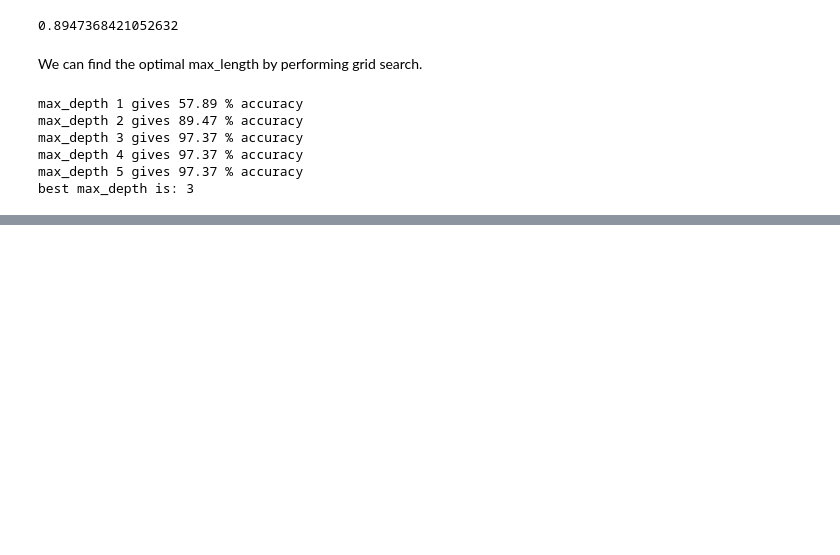
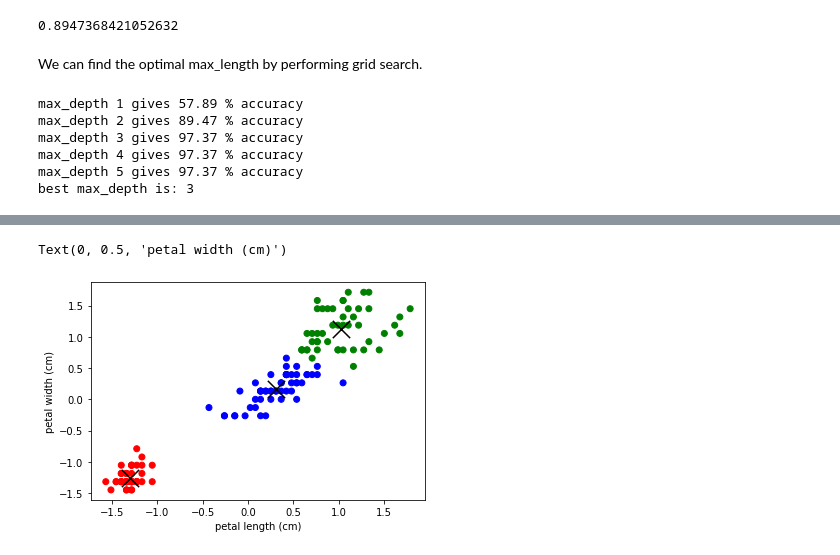
Before and after one commit to koraykoca/Data-Science, a Jupyter notebook: Scikit-Learn.ipynb, the cells around one changed output, grey strips where cells are left out. Saved outputs shown, nothing was run; the diff lists cells and outputs as text; code cells hidden in the pictures; blank space fills up the shorter version.

```diff
--- a/Scikit-Learn.ipynb
+++ b/Scikit-Learn.ipynb
@@ -184,0 +295,19 @@ best max_depth is: 3
+# %%
+import numpy as np
+
+# after fitting the model on the features matrix, we can get cluster labels and cluster centroids
+labels = kmeans.labels_  # get labels
+centroids = kmeans.cluster_centers_  # get cluster centroids
+
+# for visualization
+kmeans_vis = pd.DataFrame(iris_ftr_std, columns=features)
+
+colormap = np.array(['r', 'g', 'b'])
+plt.scatter(kmeans_vis['petal length (cm)'], kmeans_vis['petal width (cm)'], c=colormap[labels])
+plt.scatter(centroids[:,0], centroids[:,1], s = 300, marker = 'x', color = 'k')
+
+plt.xlabel('petal length (cm)')
+plt.ylabel('petal width (cm)')
+# %% [output]
+Text(0, 0.5, 'petal width (cm)')
+[figure, added]
```
Also changed, not shown: parts of 51 cells of this notebook.
